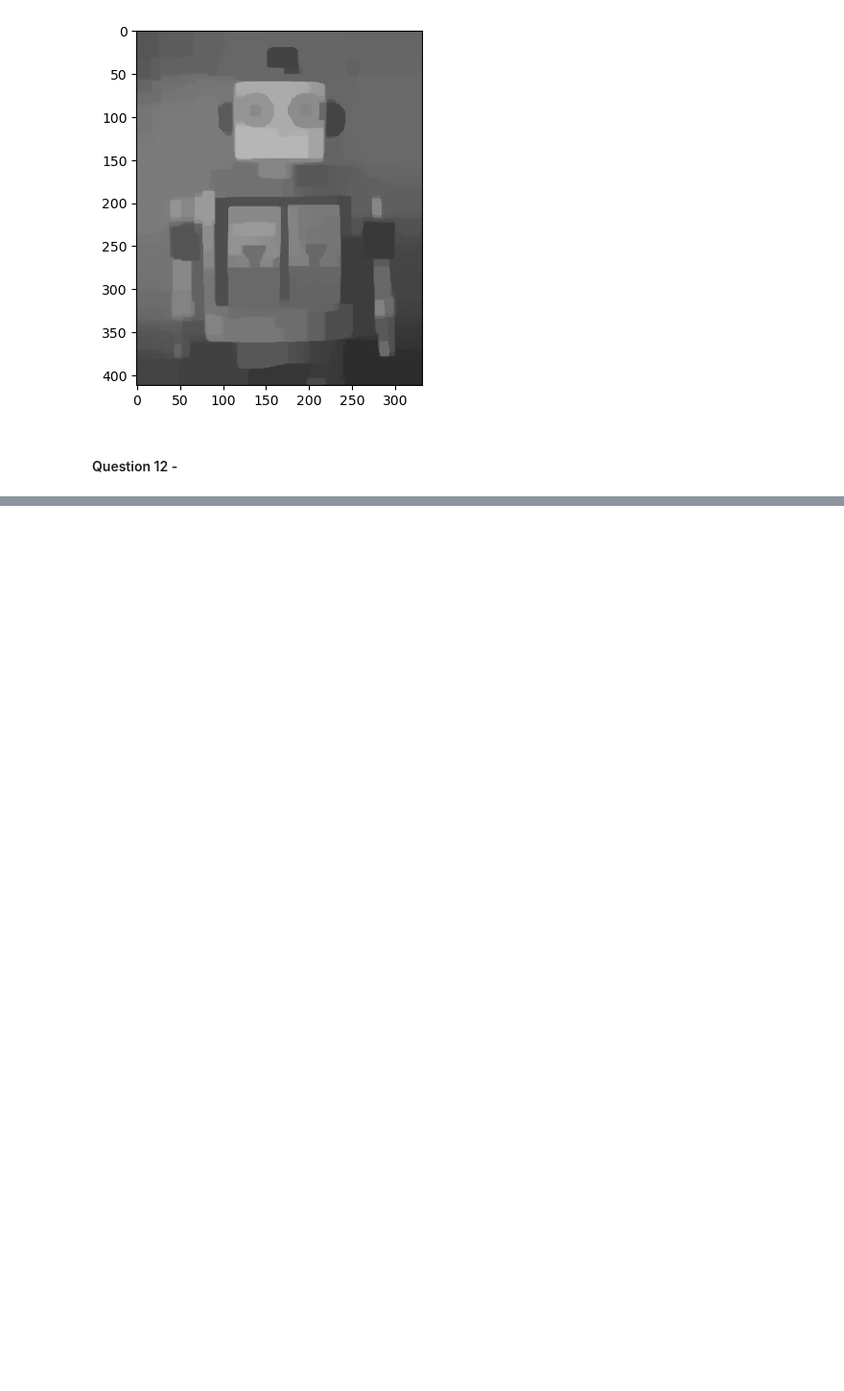
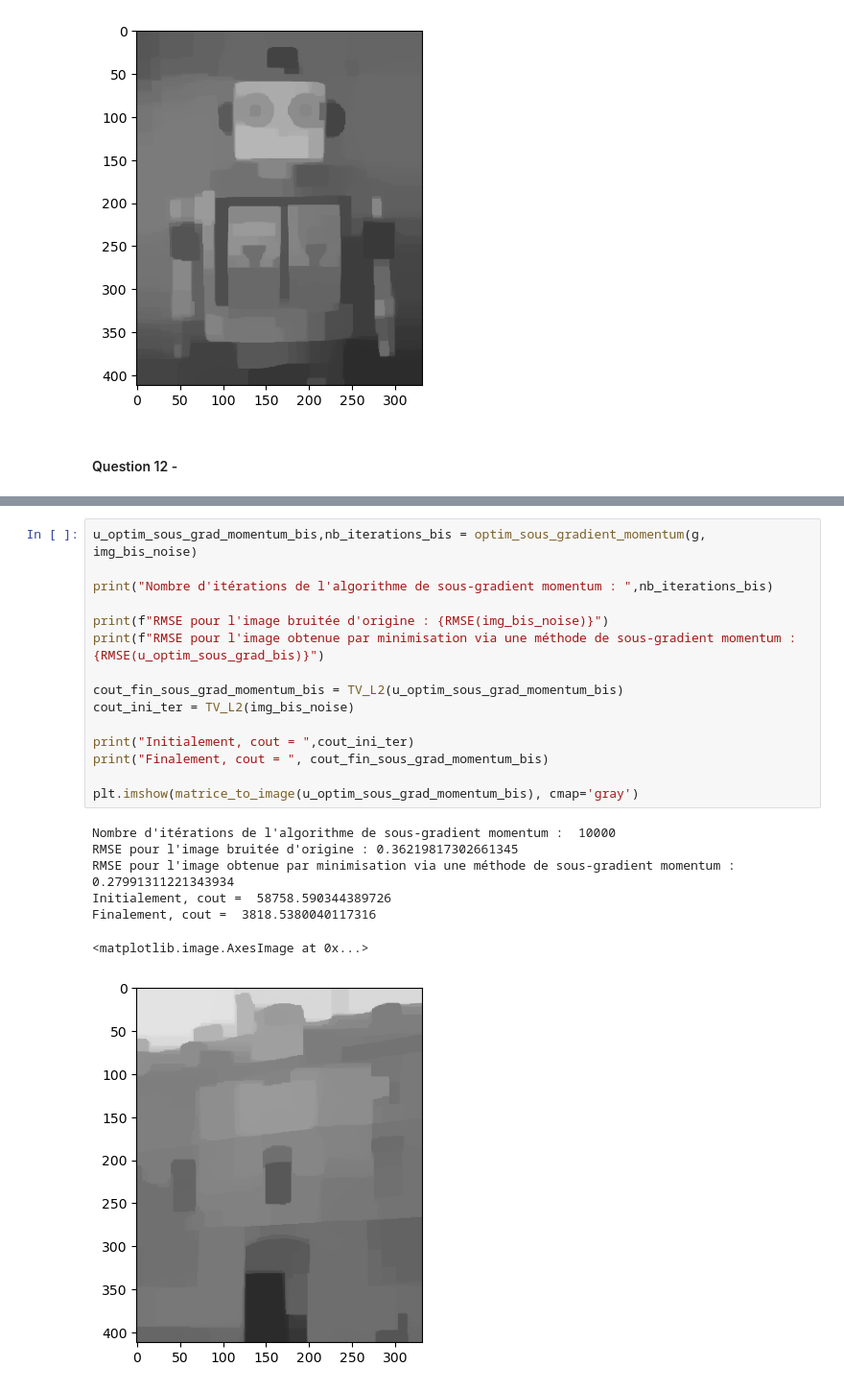
Before and after one commit to bavrillon/Projets_UE21, a Jupyter notebook: OPTI/OPTI_notebook.ipynb, the cells around one changed output, grey strips where cells are left out. Shown at 96% size. Drawn from its saved outputs; the diff is of its cells as text; blank space fills up the shorter version.

```diff
--- a/OPTI/OPTI_notebook.ipynb
+++ b/OPTI/OPTI_notebook.ipynb
@@ -659,0 +690,23 @@ Commenter....
+# %%
+u_optim_sous_grad_momentum_bis,nb_iterations_bis = optim_sous_gradient_momentum(g, img_bis_noise)
+
+print("Nombre d'itérations de l'algorithme de sous-gradient momentum : ",nb_iterations_bis)
+
+print(f"RMSE pour l'image bruitée d'origine : {RMSE(img_bis_noise)}")
+print(f"RMSE pour l'image obtenue par minimisation via une méthode de sous-gradient momentum : {RMSE(u_optim_sous_grad_bis)}")
+
+cout_fin_sous_grad_momentum_bis = TV_L2(u_optim_sous_grad_momentum_bis)
+cout_ini_ter = TV_L2(img_bis_noise)
+
+print("Initialement, cout = ",cout_ini_ter)
+print("Finalement, cout = ", cout_fin_sous_grad_momentum_bis)
+
+plt.imshow(matrice_to_image(u_optim_sous_grad_momentum_bis), cmap='gray')
+# %% [output]
+Nombre d'itérations de l'algorithme de sous-gradient momentum :  10000
+RMSE pour l'image bruitée d'origine : 0.36219817302661345
+RMSE pour l'image obtenue par minimisation via une méthode de sous-gradient momentum : 0.27991311221343934
+Initialement, cout =  58758.590344389726
+Finalement, cout =  3818.5380040117316
+<matplotlib.image.AxesImage at 0x...>
+[figure, added]
```
Also changed, not shown: parts of 7 cells of this notebook, 1 other file.
